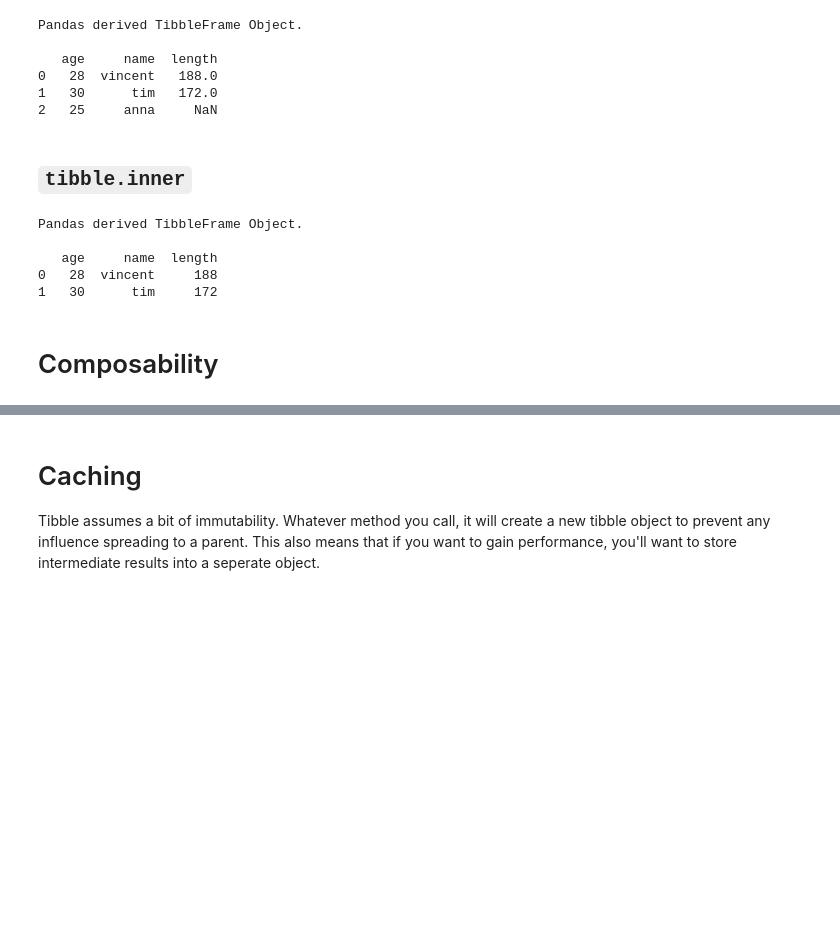
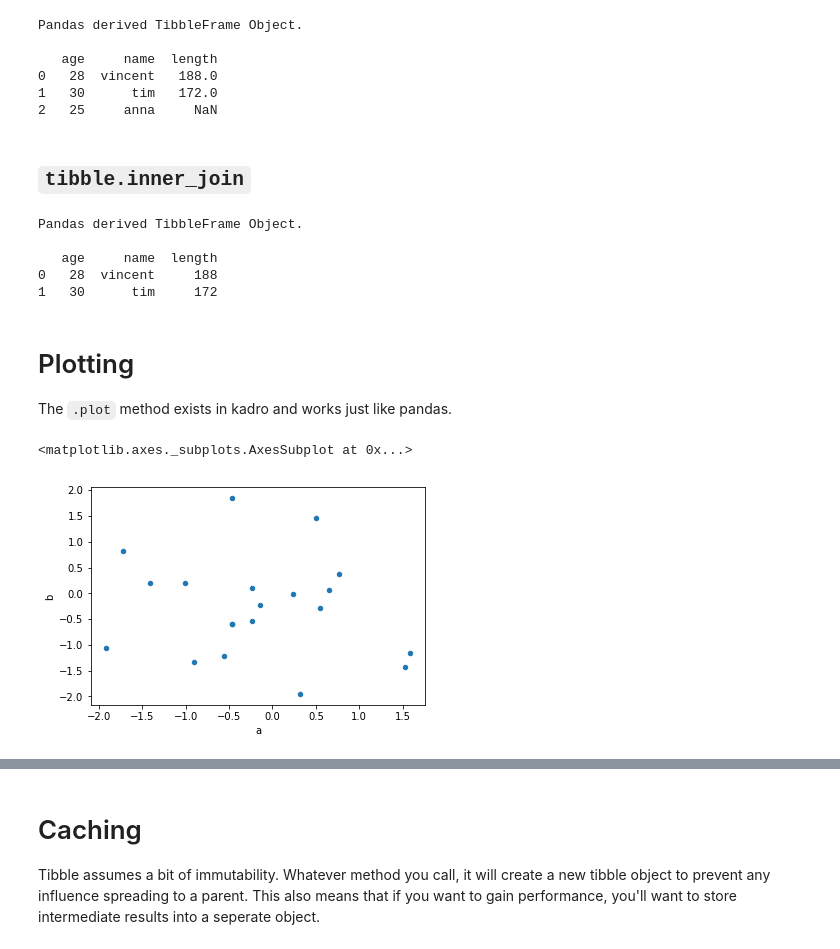
Before and after one commit to koaning/kadro, a Jupyter notebook: vignette.ipynb, the cells around one changed output, grey strips where cells are left out. Saved outputs shown, nothing was run; the diff lists cells and outputs as text; code cells hidden in the pictures; blank space fills up the shorter version.

Commit message:
updated vignette with plotting

```diff
--- a/vignette.ipynb
+++ b/vignette.ipynb
@@ -546,7 +549,7 @@ Pandas derived TibbleFrame Object.
 1   30      tim   172.0
 2   25     anna     NaN
 # %% [markdown]
-## `tibble.inner`
+## `tibble.inner_join`
 # %%
 kd_age.inner_join(kd_length)
 # %% [output]
@@ -555,5 +558,12 @@ Pandas derived TibbleFrame Object.
    age     name  length
 0   28  vincent     188
 1   30      tim     172
-# %% [markdown]
-# Composability
+# %% [markdown]
+# Plotting
+
+The `.plot` method exists in kadro and works just like pandas.
+# %%
+kf.plot('a', 'b', kind = 'scatter')
+# %% [output]
+<matplotlib.axes._subplots.AxesSubplot at 0x...>
+[figure, added]
```
Also changed, not shown: parts of 4 cells of this notebook, 2 other files.
